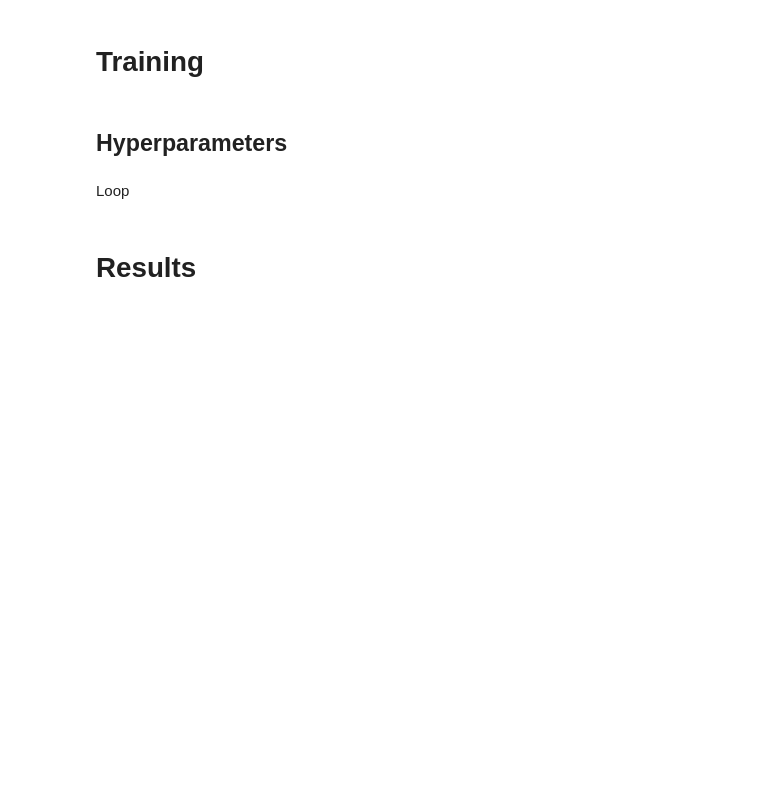
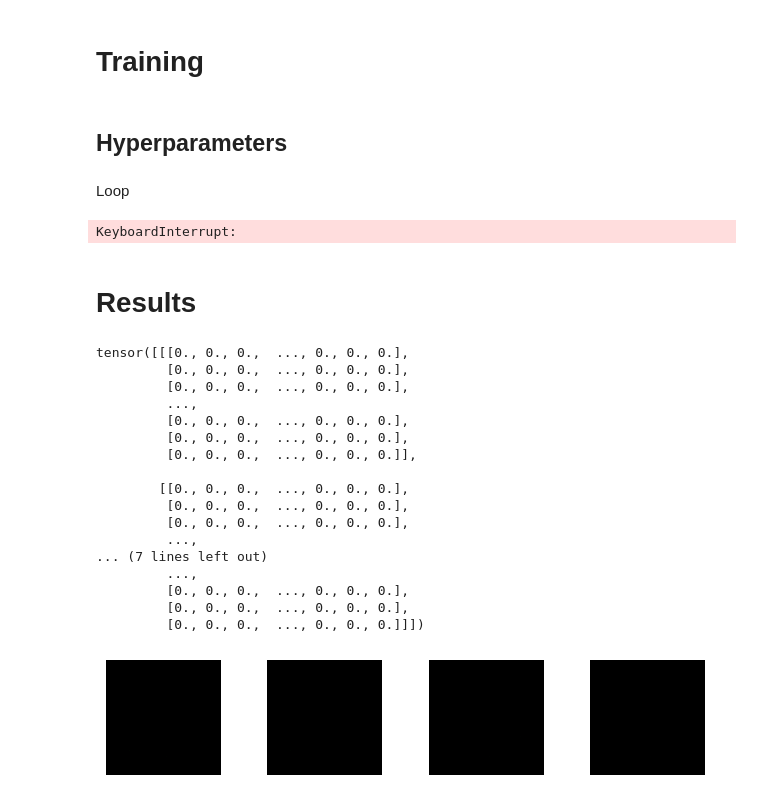
Before and after one commit to vetlemangrud/gangrud, a Jupyter notebook: gan.ipynb, the cells around one changed output. Cells and saved outputs as stored; diff of their text form; code cells hidden in the pictures; blank space fills up the shorter version.

```diff
--- a/gan.ipynb
+++ b/gan.ipynb
@@ -70,11 +133,18 @@ class Generator(nn.Module):
             nn.ReLU(),
             nn.Linear(16, 32),
             nn.ReLU(),
-            nn.Linear(32, 2),
+            nn.Linear(32, 128),
+            nn.ReLU(),
+            nn.Linear(128, 1024),
+            nn.ReLU(),
+            nn.Linear(1024, IMAGE_SIZE*IMAGE_SIZE*IMAGE_CHANNELS),
+            nn.ReLU(),
         )
 
     def forward(self, x):
         output = self.model(x)
+        output = output.view(x.size(0), IMAGE_CHANNELS, IMAGE_SIZE, IMAGE_SIZE)
+
         return output
 # %%
 generator = Generator()
@@ -94,7 +164,7 @@ Loop
 for epoch in range(num_epochs):
     for n, (real_samples, _) in enumerate(train_loader):
         # Data for training the discriminator
-        real_samples_labels = torch.ones((batch_size, 1))
+        real_samples_labels = torch.ones((real_samples.shape[0], 1))
         latent_space_samples = torch.randn((batch_size, 2))
         generated_samples = generator(latent_space_samples)
         generated_samples_labels = torch.zeros((batch_size, 1))
@@ -113,13 +183,14 @@ for epoch in range(num_epochs):
 
         # Data for training the generator
         latent_space_samples = torch.randn((batch_size, 2))
+        real_labels = torch.ones((batch_size, 1))
 
         # Training the generator
         generator.zero_grad()
         generated_samples = generator(latent_space_samples)
         output_discriminator_generated = discriminator(generated_samples)
         loss_generator = loss_function(
-            output_discriminator_generated, real_samples_labels
+            output_discriminator_generated, real_labels
         )
         loss_generator.backward()
         optimizer_generator.step()
@@ -128,10 +199,39 @@ for epoch in range(num_epochs):
         if epoch % 10 == 0 and n == batch_size - 1:
             print(f"Epoch: {epoch} Loss D.: {loss_discriminator}")
             print(f"Epoch: {epoch} Loss G.: {loss_generator}")
+# %% [output]
+KeyboardInterrupt:
 # %% [markdown]
 # Results
 # %%
 latent_space_samples = torch.randn(100, 2)
 generated_samples = generator(latent_space_samples)
 generated_samples = generated_samples.detach()
-plt.plot(generated_samples[:, 0], generated_samples[:, 1], ".")
+fig = plt.figure()
+print(generated_samples[0])
+for plot_idx, dataset_idx  in enumerate(torch.randint(len(generated_samples), (4,))):
+    sub = plt.subplot(1, 4, plot_idx+1)
+    plt.tight_layout()
+    sub.axis('off')
+    image = generated_samples[dataset_idx.item()].permute(1,2,0)
+    plt.imshow(image)
+fig.show()
+# %% [output]
+tensor([[[0., 0., 0.,  ..., 0., 0., 0.],
+         [0., 0., 0.,  ..., 0., 0., 0.],
+         [0., 0., 0.,  ..., 0., 0., 0.],
+         ...,
+         [0., 0., 0.,  ..., 0., 0., 0.],
+         [0., 0., 0.,  ..., 0., 0., 0.],
+         [0., 0., 0.,  ..., 0., 0., 0.]],
+
+        [[0., 0., 0.,  ..., 0., 0., 0.],
+         [0., 0., 0.,  ..., 0., 0., 0.],
+         [0., 0., 0.,  ..., 0., 0., 0.],
+         ...,
+... (7 lines left out)
+         ...,
+         [0., 0., 0.,  ..., 0., 0., 0.],
+         [0., 0., 0.,  ..., 0., 0., 0.],
+         [0., 0., 0.,  ..., 0., 0., 0.]]])
+[figure, added]
```
Also changed, not shown: parts of 13 cells of this notebook, 1 other file.
